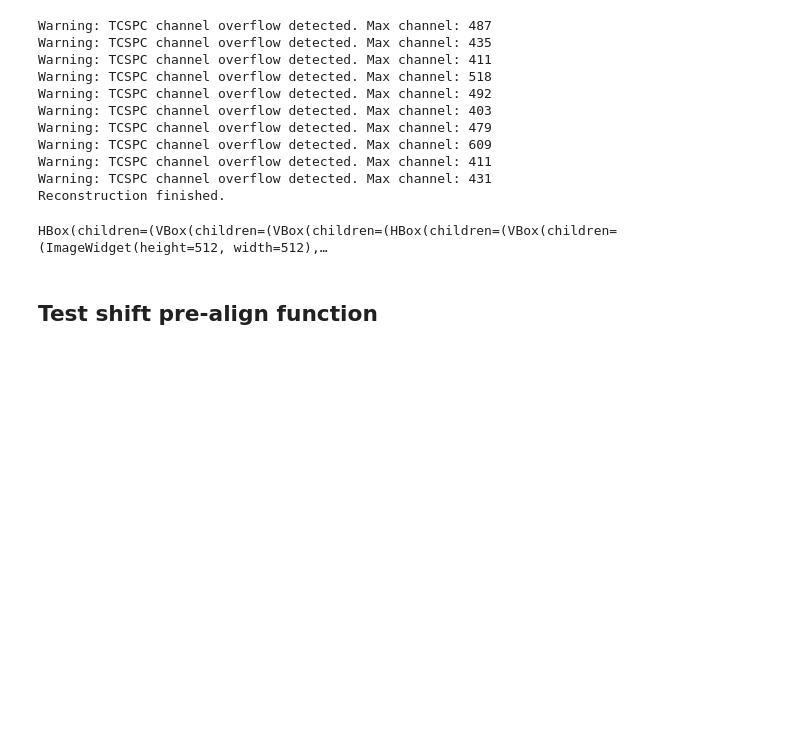
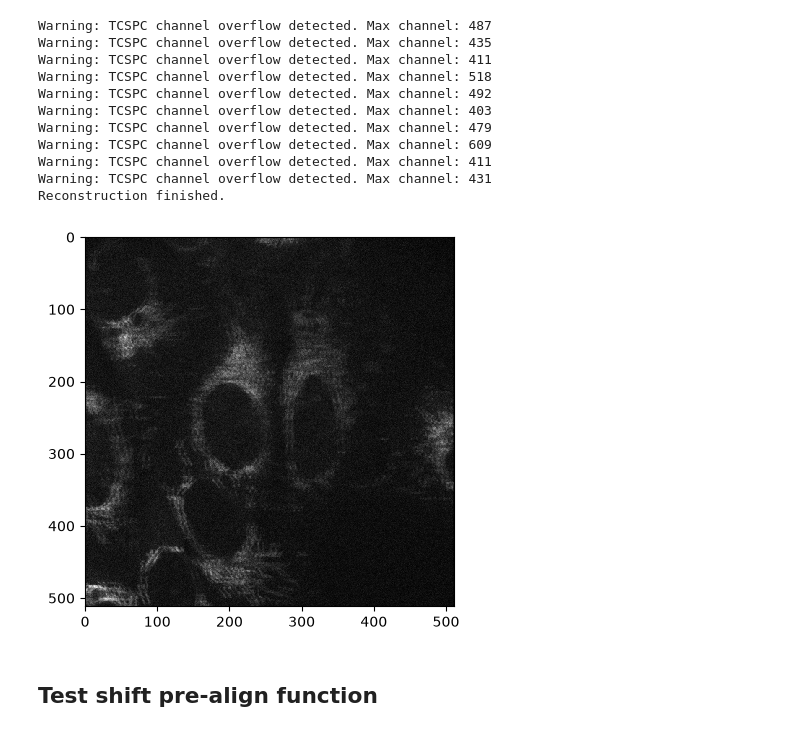
Before and after one commit to panekdal/tttrkit, a Jupyter notebook: examples/src/examples/image_reconstruction_bi-directional_scan.ipynb, the cells around one changed output. Drawn from its saved outputs; the diff is of its cells as text; code cells hidden in the pictures; blank space fills up the shorter version.

```diff
--- a/examples/src/examples/image_reconstruction_bi-directional_scan.ipynb
+++ b/examples/src/examples/image_reconstruction_bi-directional_scan.ipynb
@@ -72,11 +74,12 @@ photon_count = result.photon_count
 order = [d for d in ('sequence', 'channel', 'frame', 'line', 'pixel') if d in photon_count.dims]
 image = photon_count.transpose(*order).values.astype(np.uint8)
 # %%
-import stackview
-slider_labels = order[:-2]  # leading dims correspond one-to-one with the sliders
-stackview.slice(image, slice_number=0, colormap='gray', zoom_factor=1.0, zoom_spline_order=0, slider_text=slider_labels)
+import matplotlib.pyplot as plt
+
+plt.imshow(image[0,0,0,:,:],cmap='grey',interpolation='nearest')
+plt.show()
 # %% [output]
-HBox(children=(VBox(children=(VBox(children=(HBox(children=(VBox(children=(ImageWidget(height=512, width=512),…
+[figure, added]
 # %% [markdown]
 ## Test shift pre-align function
 # %%
```
Also changed, not shown: parts of 5 cells of this notebook, 1 other file.
